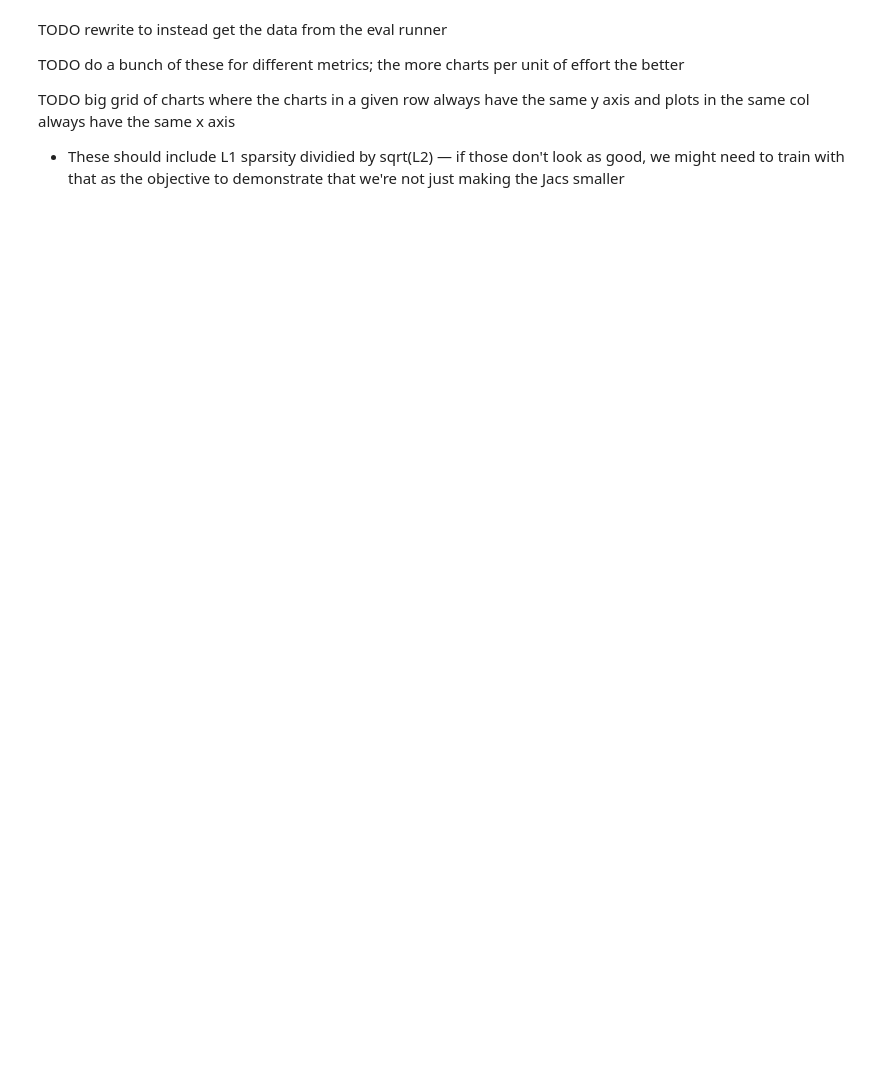
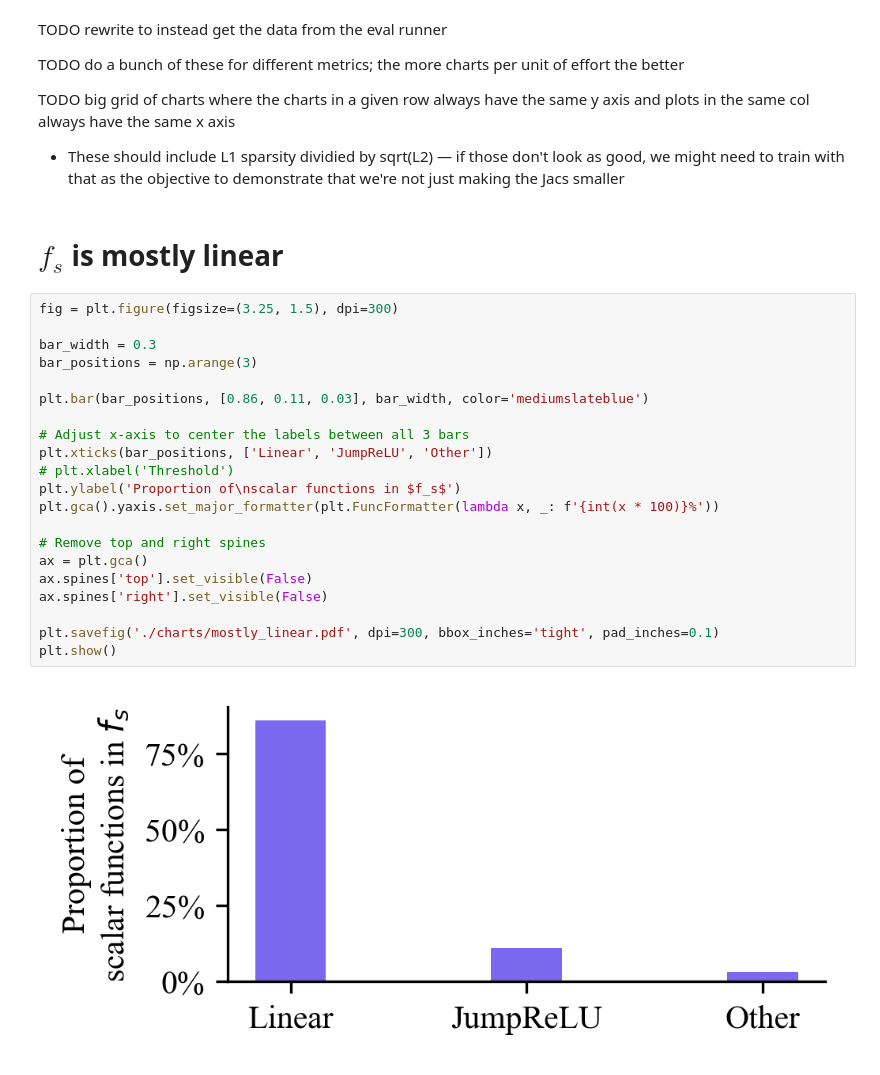
Before and after one commit to jugard99/jacobian-saes, a Jupyter notebook: notebooks/final_charts.ipynb, the cells around one changed output. Saved outputs shown, nothing was run; the diff lists cells and outputs as text; blank space fills up the shorter version.

Commit message:
f_s is mostly linear

```diff
--- a/notebooks/final_charts.ipynb
+++ b/notebooks/final_charts.ipynb
@@ -486,3 +486,28 @@ TODO do a bunch of these for different metrics; the more charts per unit of effo
 
 TODO big grid of charts where the charts in a given row always have the same y axis and plots in the same col always have the same x axis
 - These should include L1 sparsity dividied by sqrt(L2) — if those don't look as good, we might need to train with that as the objective to demonstrate that we're not just making the Jacs smaller
+# %% [markdown]
+# $f_s$ is mostly linear
+# %%
+fig = plt.figure(figsize=(3.25, 1.5), dpi=300)
+
+bar_width = 0.3
+bar_positions = np.arange(3)
+
+plt.bar(bar_positions, [0.86, 0.11, 0.03], bar_width, color='mediumslateblue')
+
+# Adjust x-axis to center the labels between all 3 bars
+plt.xticks(bar_positions, ['Linear', 'JumpReLU', 'Other'])
+# plt.xlabel('Threshold')
+plt.ylabel('Proportion of\nscalar functions in $f_s$')
+plt.gca().yaxis.set_major_formatter(plt.FuncFormatter(lambda x, _: f'{int(x * 100)}%'))
+
+# Remove top and right spines
+ax = plt.gca()
+ax.spines['top'].set_visible(False)
+ax.spines['right'].set_visible(False)
+
+plt.savefig('./charts/mostly_linear.pdf', dpi=300, bbox_inches='tight', pad_inches=0.1)
+plt.show()
+# %% [output]
+[figure, added]
```
Also changed, not shown: parts of 2 cells of this notebook, 11 other files.
